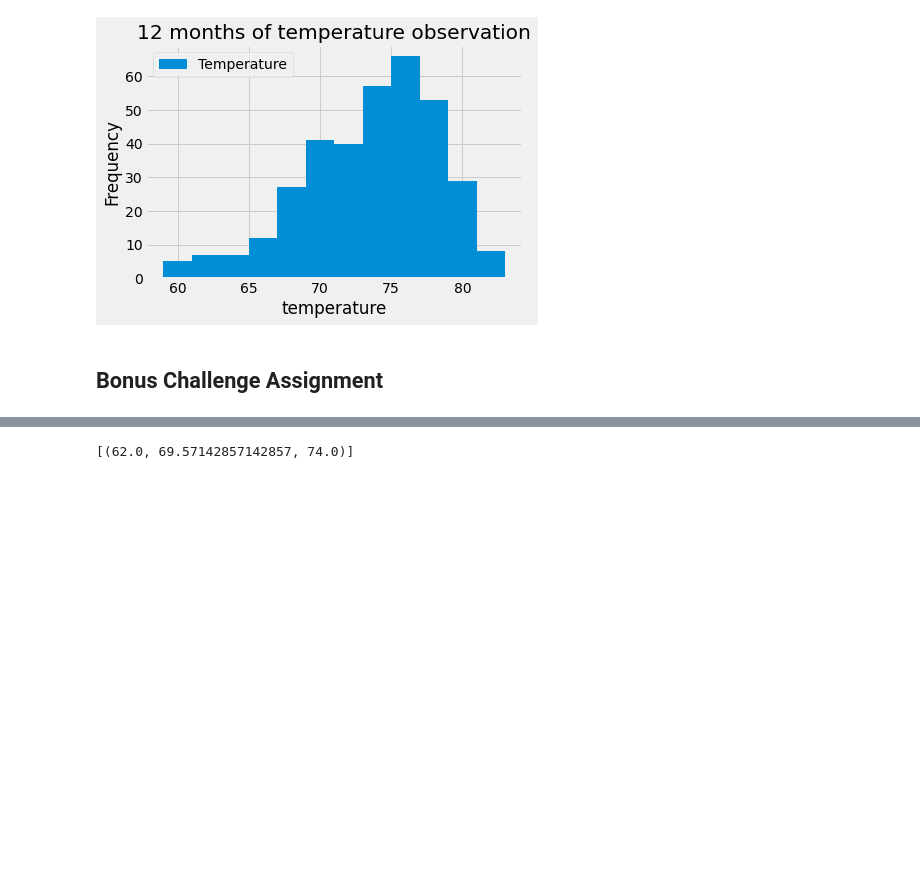
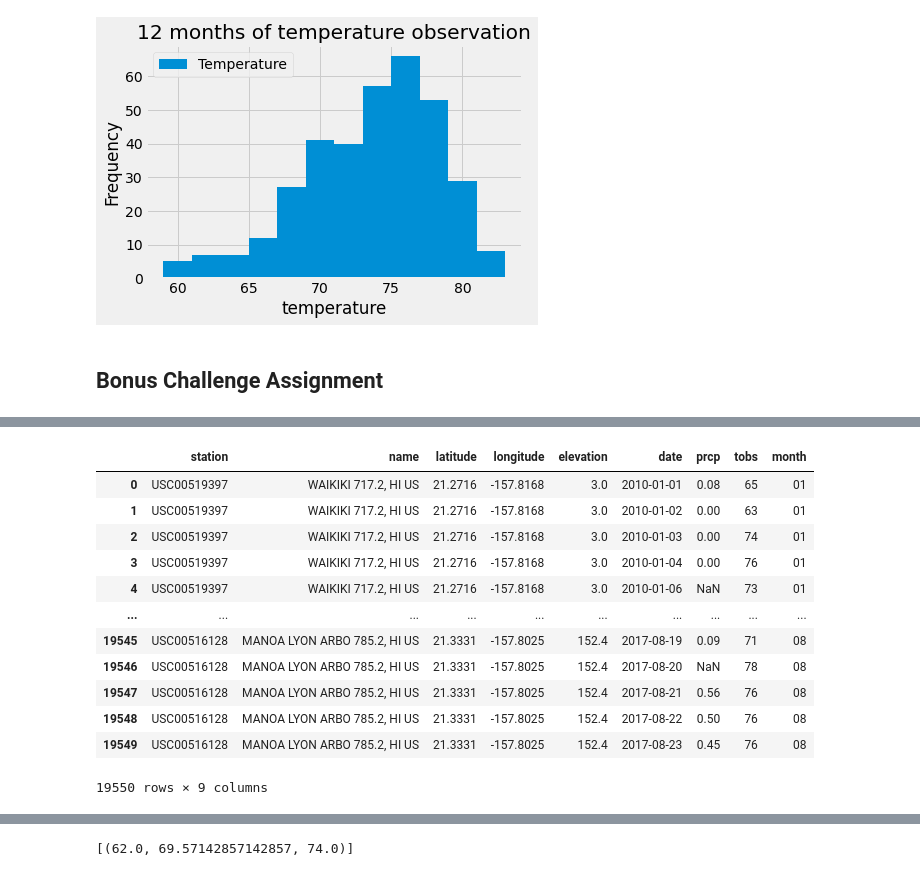
Before and after one commit to helenamin/Climate-Analysis, a Jupyter notebook: climate_starter.ipynb, the cells around one changed output, grey strips where cells are left out. Drawn from its saved outputs; the diff is of its cells as text; code cells hidden in the pictures; blank space fills up the shorter version.

```diff
--- a/climate_starter.ipynb
+++ b/climate_starter.ipynb
@@ -302,0 +306,4 @@ plt.show()
+# %%
+# Load the hawaii_stations.csv into a pandas dataframe
+hawaii_stations_df = pd.read_csv("Resources/hawaii_stations.csv")
+hawaii_stations_df
@@ -302,0 +321,4 @@ plt.show()
+# %%
+# Load the hawaii_measurements.csv into a pandas dataframe
+hawaii_measurements_df = pd.read_csv("Resources/hawaii_measurements.csv")
+hawaii_measurements_df
@@ -302,0 +339,4 @@ plt.show()
+# %%
+#merge both dataframes
+merged_df = pd.merge(hawaii_stations_df,hawaii_measurements_df, on = "station", how = "inner")
+merged_df
@@ -302,0 +370,20 @@ plt.show()
+# %%
+#Add month column to merged dataframe
+merged_df['month'] = ''
+for index,row in merged_df.iterrows():
+    merged_df.iloc[index,8] = pd.to_datetime(merged_df.iloc[index,5]).strftime("%m")
+merged_df
+# %% [output]
+|  | station | name | latitude | longitude | elevation | date | prcp | tobs | month |
+| 0 | USC00519397 | WAIKIKI 717.2, HI US | 21.2716 | -157.8168 | 3.0 | 2010-01-01 | 0.08 | 65 | 01 |
+| 1 | USC00519397 | WAIKIKI 717.2, HI US | 21.2716 | -157.8168 | 3.0 | 2010-01-02 | 0.00 | 63 | 01 |
+| 2 | USC00519397 | WAIKIKI 717.2, HI US | 21.2716 | -157.8168 | 3.0 | 2010-01-03 | 0.00 | 74 | 01 |
+| 3 | USC00519397 | WAIKIKI 717.2, HI US | 21.2716 | -157.8168 | 3.0 | 2010-01-04 | 0.00 | 76 | 01 |
+| 4 | USC00519397 | WAIKIKI 717.2, HI US | 21.2716 | -157.8168 | 3.0 | 2010-01-06 | NaN | 73 | 01 |
+| ... | ... | ... | ... | ... | ... | ... | ... | ... | ... |
+| 19545 | USC00516128 | MANOA LYON ARBO 785.2, HI US | 21.3331 | -157.8025 | 152.4 | 2017-08-19 | 0.09 | 71 | 08 |
+| 19546 | USC00516128 | MANOA LYON ARBO 785.2, HI US | 21.3331 | -157.8025 | 152.4 | 2017-08-20 | NaN | 78 | 08 |
+| 19547 | USC00516128 | MANOA LYON ARBO 785.2, HI US | 21.3331 | -157.8025 | 152.4 | 2017-08-21 | 0.56 | 76 | 08 |
+| 19548 | USC00516128 | MANOA LYON ARBO 785.2, HI US | 21.3331 | -157.8025 | 152.4 | 2017-08-22 | 0.50 | 76 | 08 |
+| 19549 | USC00516128 | MANOA LYON ARBO 785.2, HI US | 21.3331 | -157.8025 | 152.4 | 2017-08-23 | 0.45 | 76 | 08 |
+19550 rows × 9 columns
```
Also changed, not shown: parts of 27 cells of this notebook, 1 other file.
